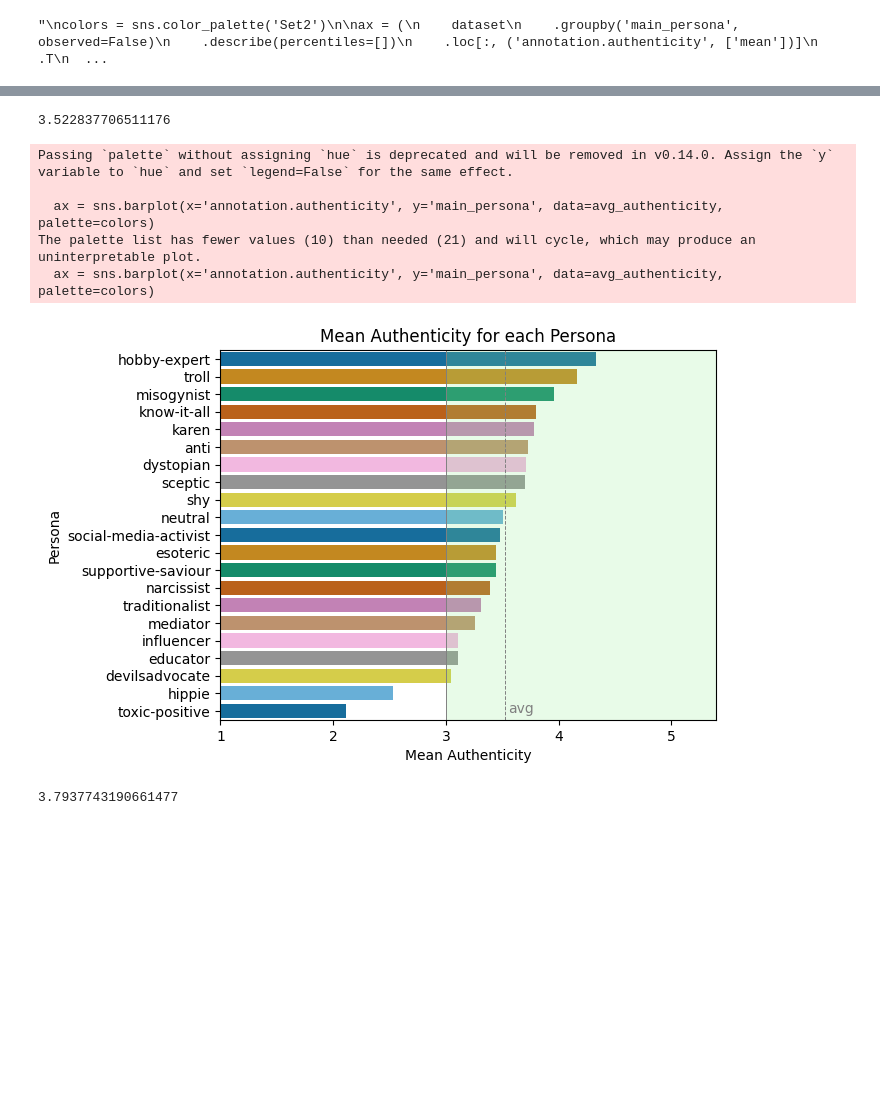
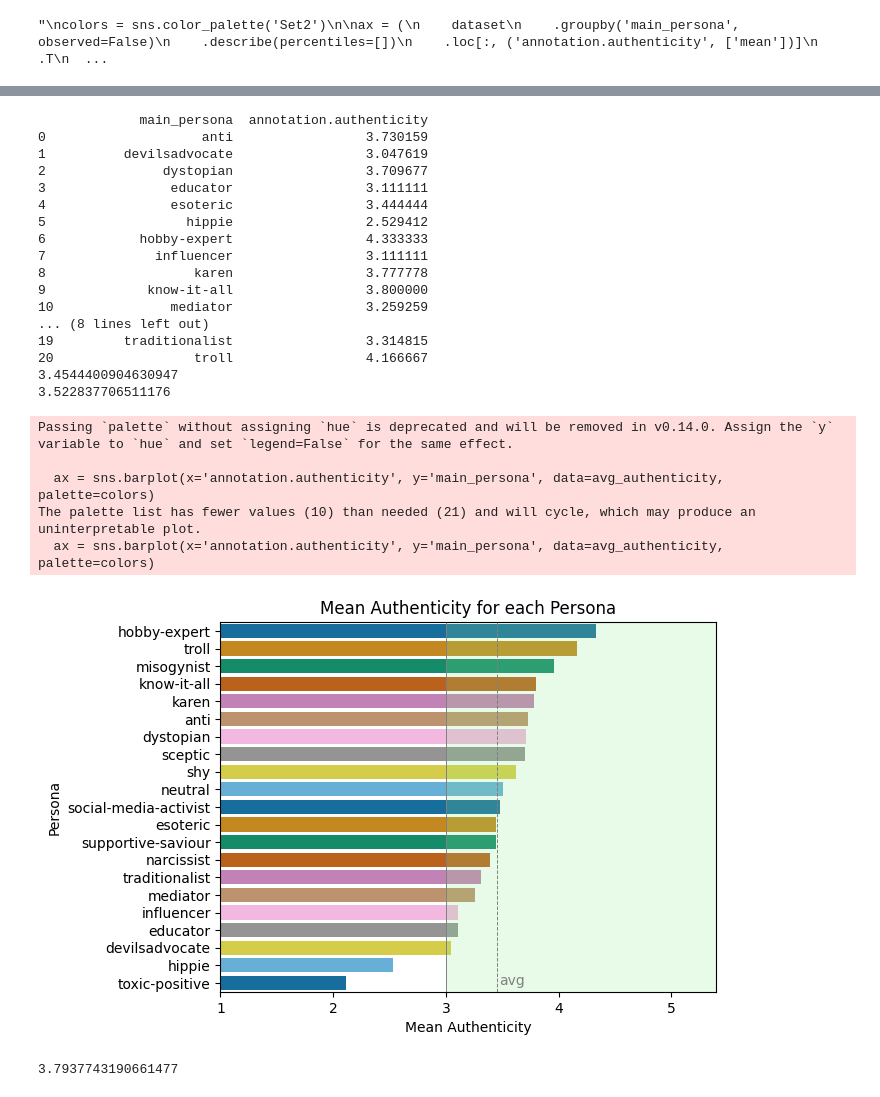
Before and after one commit to JanSt-nobot/TWON-Agents-RCS, a Jupyter notebook: experiments/RCS/0.1-Data-Processing.ipynb, the cells around one changed output, grey strips where cells are left out. Saved outputs shown, nothing was run; the diff lists cells and outputs as text; code cells hidden in the pictures; blank space fills up the shorter version.

```diff
--- a/experiments/RCS/0.1-Data-Processing.ipynb
+++ b/experiments/RCS/0.1-Data-Processing.ipynb
@@ -185,35 +260,50 @@ ax.axhline(y=3.0, color=(0.2, 0.2, 0.2), linestyle='--')
 # %%
 
 # Calculate the average of annotation.authenticity per main_persona
 plot_name = '01_authenticity_per_persona_bar_chart'
 avg_authenticity = dataset.groupby('main_persona')['annotation.authenticity'].mean().reset_index()
+print(avg_authenticity['annotation.authenticity'].mean())
 avg_authenticity = avg_authenticity.sort_values(by='annotation.authenticity', ascending=False)
-model_avg = dataset['annotation.authenticity'].mean()
-print(model_avg)
 colors = sns.color_palette('colorblind')
 ax = sns.barplot(x='annotation.authenticity', y='main_persona', data=avg_authenticity, palette=colors)
 ax.set_xlim(1, 5.4)  # Set x-axis limit to 5
 ax.set_xlabel('Mean Authenticity')
 ax.set_ylabel('Persona')
 ax.set_title('Mean Authenticity for each Persona')
 
 # Add dashed line at authenticity 3.0
-ax.axvline(x=3.523, color='grey', linestyle='--', linewidth=0.7)
-ax.text(3.55, 19.5, 'avg', color='grey', ha='left', va='top')
+ax.axvline(x=3.4544, color='grey', linestyle='--', linewidth=0.7)
+ax.text(3.47, 19.5, 'avg', color='grey', ha='left', va='top')
 # Add background for x values of 3 and higher
 ax.axvline(x=3.0, color='grey', linestyle='-', linewidth=0.7)
 ax.axvspan(3, 5.5, facecolor='lightgreen', alpha=0.2)
 ax.set_xticks(range(1, 6))
 
 ax.get_figure().savefig(f'{OUT_PATH}/{plot_name}.png', format="png", bbox_inches="tight")
 # %% [output]
+             main_persona  annotation.authenticity
+0                    anti                 3.730159
+1          devilsadvocate                 3.047619
+2               dystopian                 3.709677
+3                educator                 3.111111
+4                esoteric                 3.444444
+5                  hippie                 2.529412
+6            hobby-expert                 4.333333
+7              influencer                 3.111111
+8                   karen                 3.777778
+9             know-it-all                 3.800000
+10               mediator                 3.259259
+... (8 lines left out)
+19         traditionalist                 3.314815
+20                  troll                 4.166667
+3.4544400904630947
 3.522837706511176
 Passing `palette` without assigning `hue` is deprecated and will be removed in v0.14.0. Assign the `y` variable to `hue` and set `legend=False` for the same effect.
 
   ax = sns.barplot(x='annotation.authenticity', y='main_persona', data=avg_authenticity, palette=colors)
 The palette list has fewer values (10) than needed (21) and will cycle, which may produce an uninterpretable plot.
   ax = sns.barplot(x='annotation.authenticity', y='main_persona', data=avg_authenticity, palette=colors)
-[figure, old version]
+[figure, new version]
 # %%
 
 # Calculate the average of annotation.tone per main_persona
```
Also changed, not shown: parts of 5 cells of this notebook, 5 other files.
